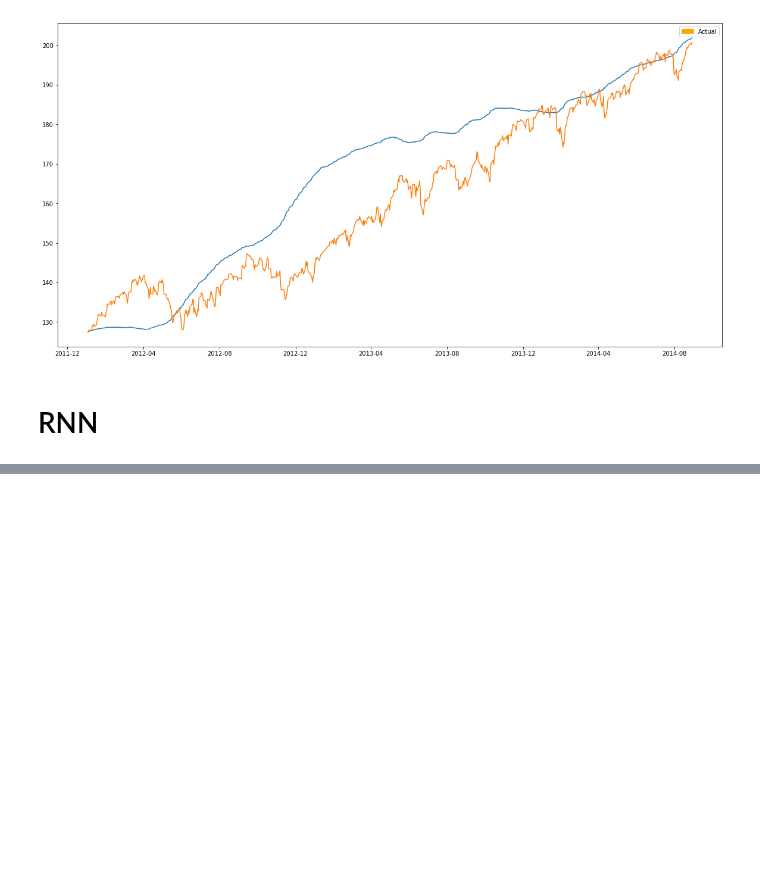
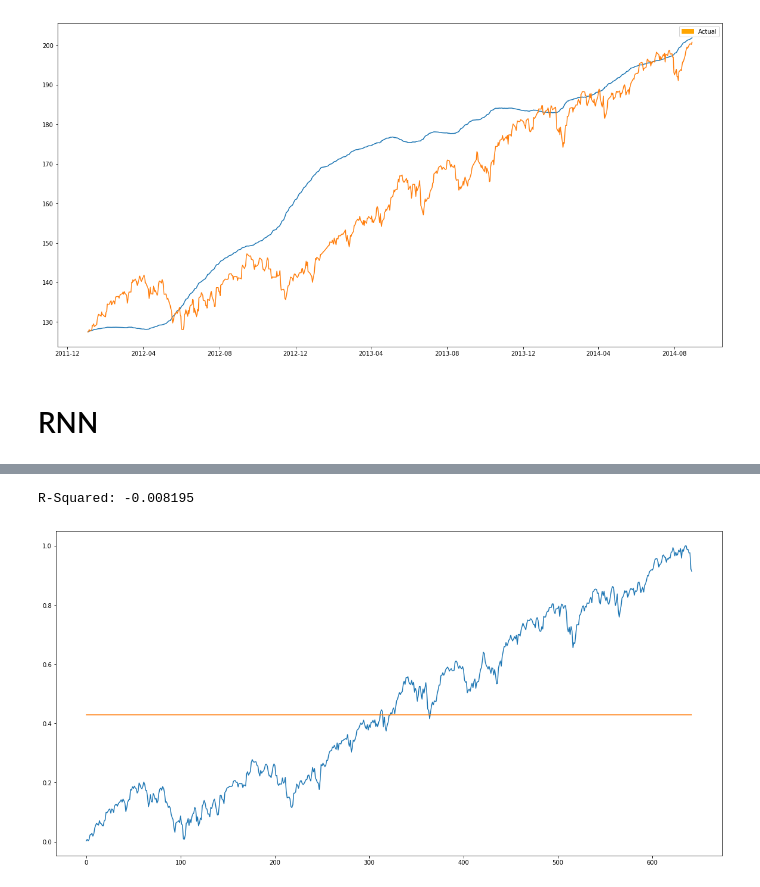
Before and after one commit to arkwl/CSE391, a Jupyter notebook: SemesterProject/StockMarketPrediction.ipynb, the cells around one changed output, grey strips where cells are left out. Cells and saved outputs as stored; diff of their text form; code cells hidden in the pictures; blank space fills up the shorter version.

```diff
--- a/SemesterProject/StockMarketPrediction.ipynb
+++ b/SemesterProject/StockMarketPrediction.ipynb
@@ -394,0 +387,7 @@ os.path.dirname(sys.executable)
+# %%
+K.clear_session()
+model = Sequential()
+model.add(Dense(2, input_shape=(X_test.shape[1],), activation='relu', kernel_initializer='lecun_uniform'))
+model.add(Dense(1))
+model.compile(optimizer=Adam(lr=0.001), loss='mean_squared_error')
+model.fit(X_train, y_train, batch_size=16, epochs=20, verbose=1)
@@ -394,0 +413,9 @@ os.path.dirname(sys.executable)
+# %%
+y_pred = model.predict(y_test)
+plt.plot(y_test)
+plt.plot(y_pred)
+print('R-Squared: %f'%(r2_score(y_test, y_pred)))
+plt.show()
+# %% [output]
+R-Squared: -0.008195
+[figure, added]
```
Also changed, not shown: parts of 16 cells of this notebook.
